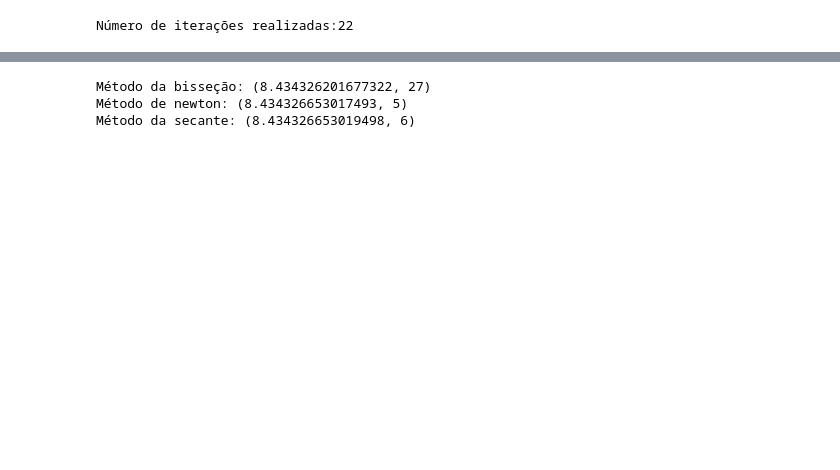
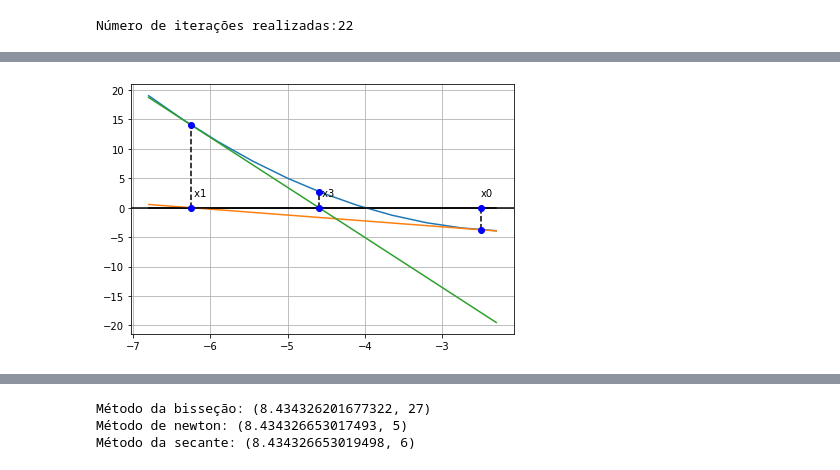
Before and after one commit to marinamachado/calculoNumerico, a Jupyter notebook: Sistema não-lineares.ipynb, the cells around one changed output, grey strips where cells are left out. Cells and saved outputs as stored; diff of their text form; code cells hidden in the pictures; blank space fills up the shorter version.

```diff
--- a/Sistema não-lineares.ipynb
+++ b/Sistema não-lineares.ipynb
@@ -250,3 +222,55 @@ def newton(funcao,dfuncao,x0,tol = 1e-6, kmax = 500):
         return np.nan, k
     else:
         return x, k
+# %%
+## Plot para o método de newton
+
+import matplotlib.pyplot as plt
+%matplotlib inline
+import numpy as np
+import pandas as pd
+
+from pylab import rcParams
+rcParams['figure.figsize'] = 6, 4
+
+x_array = np.linspace(start=-6.8, stop=-2.3, num=11, endpoint=True)
+
+y_ = [x**2+4*x for x in x_array]
+y = [(-1*(x-(-2.5))-3.75) for x in x_array]
+y2 = [(-8.5*(x-(-6.25))+14.0625) for x in x_array]
+
+x_axis = np.zeros(11)
+
+
+plt.axhline(y=0, color='k')
+plt.grid(True, which='both')
+plt.plot(x_array, y_)
+plt.plot(x_array,y)
+plt.plot(x_array,y2)
+
+
+plt.plot(x_array, x_axis, 'black')
+plt.plot(-2.5,0 , 'bo')
+plt.plot(-2.5,-3.75 , 'bo')
+plt.plot(-6.25, 0, 'bo')
+plt.plot(-6.25,14.0625, 'bo')
+plt.plot(-4.595588235294118, 0, 'bo')
+plt.plot(-4.595588235294118,2.7370782871972317,'bo')
+
+
+plt.annotate('x0\n',(-2.5,0))
+# axes[1].annotate(' ',(-2.5,-3.75))
+plt.annotate(' x1\n',(-6.25,0))
+# axes[1].annotate('2\n',(-6.25,14.0625))
+plt.annotate(' x3\n',(-4.595588235294118, 0))
+# axes[0,1].annotate('4\n',(-4.595588235294118, 2.7370782871972317))
+
+plt.vlines(-2.5, 0, -3.75, linestyles='dashed')
+plt.vlines(-6.25, 0, 14.0625, linestyles='dashed')
+plt.vlines(-4.595588235294118, 0, 2.7370782871972317, linestyles='dashed')
+
+plt.tight_layout()
+
+plt.show();
+# %% [output]
+[figure, added]
```
Also changed, not shown: parts of 8 cells of this notebook.
